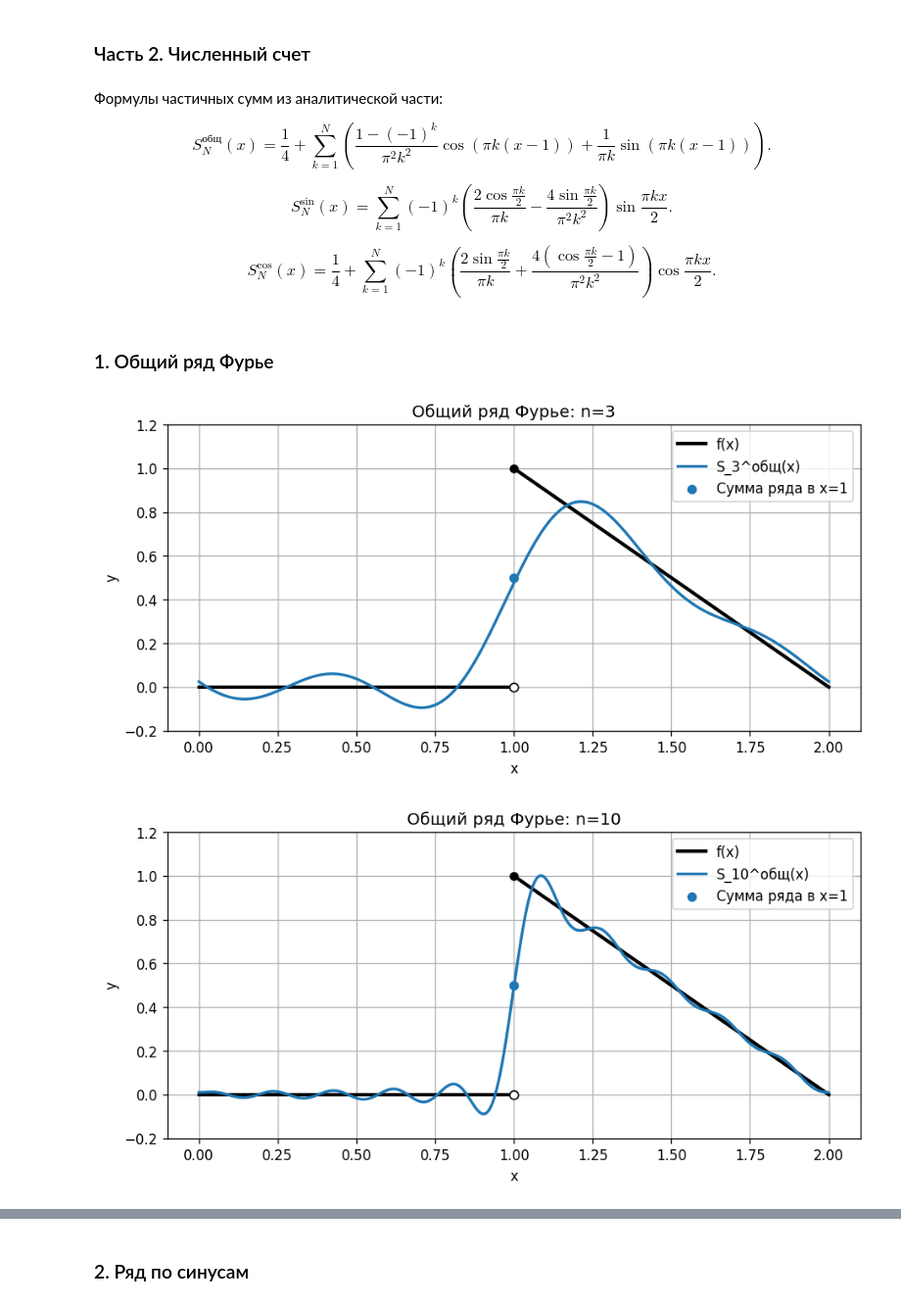
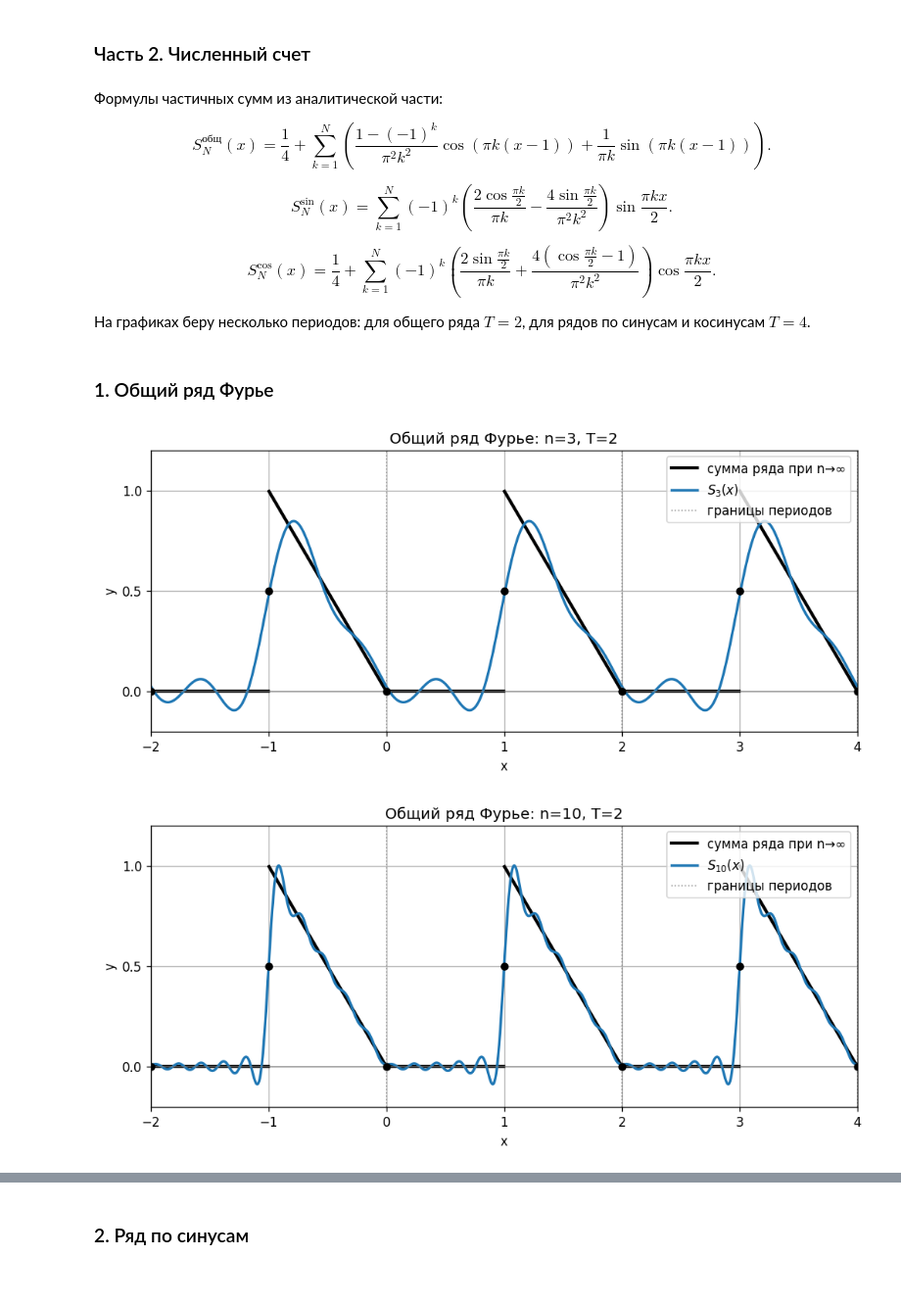
Before and after one commit to lehasam23/math_lb2_sem4, a Jupyter notebook: math_lab2.ipynb, the cells around one changed output, grey strips where cells are left out. Shown at 98% size. Cells and saved outputs as stored; diff of their text form; code cells hidden in the pictures; blank space fills up the shorter version.

```diff
--- a/math_lab2.ipynb
+++ b/math_lab2.ipynb
@@ -16,6 +16,8 @@ $$S_N^{\text{общ}}(x)=\frac14+\sum_{k=1}^{N}\left(\frac{1-(-1)^k}{\pi^2k^2}\c
 $$S_N^{\sin}(x)=\sum_{k=1}^{N}(-1)^k\left(\frac{2\cos\frac{\pi k}{2}}{\pi k}-\frac{4\sin\frac{\pi k}{2}}{\pi^2k^2}\right)\sin\frac{\pi kx}{2}.$$
 
 $$S_N^{\cos}(x)=\frac14+\sum_{k=1}^{N}(-1)^k\left(\frac{2\sin\frac{\pi k}{2}}{\pi k}+\frac{4\left(\cos\frac{\pi k}{2}-1\right)}{\pi^2k^2}\right)\cos\frac{\pi kx}{2}.$$
+
+На графиках беру несколько периодов: для общего ряда $T=2$, для рядов по синусам и косинусам $T=4$.
 # %%
 import numpy as np
 import matplotlib.pyplot as plt
@@ -75,20 +130,33 @@ def plot_f(label='f(x)'):
 # %% [markdown]
 ### 1. Общий ряд Фурье
 # %%
-x = np.linspace(0, 2, 4000)
+x_general = np.linspace(-2, 4, 7000)
 values = [3, 10, 30]
+
 for n in values:
-    plt.figure(figsize=(9, 4))
-    plot_f()
-    plt.plot(x, s_general(x, n), label=f'S_{n}^общ(x)', linewidth=2)
-    plt.scatter([1], [1 / 2], label='Сумма ряда в x=1', s=35, zorder=6)
-    plt.xlabel('x')
-    plt.ylabel('y')
-    plt.title(f'Общий ряд Фурье: n={n}')
-    plt.ylim(-0.2, 1.2)
-    plt.legend()
-    plt.grid(True)
+    plt.figure(figsize=(10, 4))
+    plot_sum_reference(
+        f_general_periodic,
+        -2,
+        4,
+        break_points=[-1, 1, 3],
+        point_x=[-2, -1, 0, 1, 2, 3, 4],
+        point_y=[0, 1 / 2, 0, 1 / 2, 0, 1 / 2, 0],
+        label='сумма ряда при n→∞'
+    )
+    plt.plot(x_general, s_general(x_general, n), label=fr'$S_{{{n}}}(x)$', linewidth=2)
+    setup_axes(
+        f'Общий ряд Фурье: n={n}, T=2',
+        -2,
+        4,
+        -0.2,
+        1.2,
+        x_ticks=[-2, -1, 0, 1, 2, 3, 4],
+        y_ticks=[0, 0.5, 1],
+        period_bounds=[-2, 0, 2, 4]
+    )
+    plt.legend(loc='upper right')
     plt.show()
 # %% [output]
-[figure, old version]
+[figure, new version]
-[figure, old version]
+[figure, new version]
```
Also changed, not shown: parts of 5 cells of this notebook.
